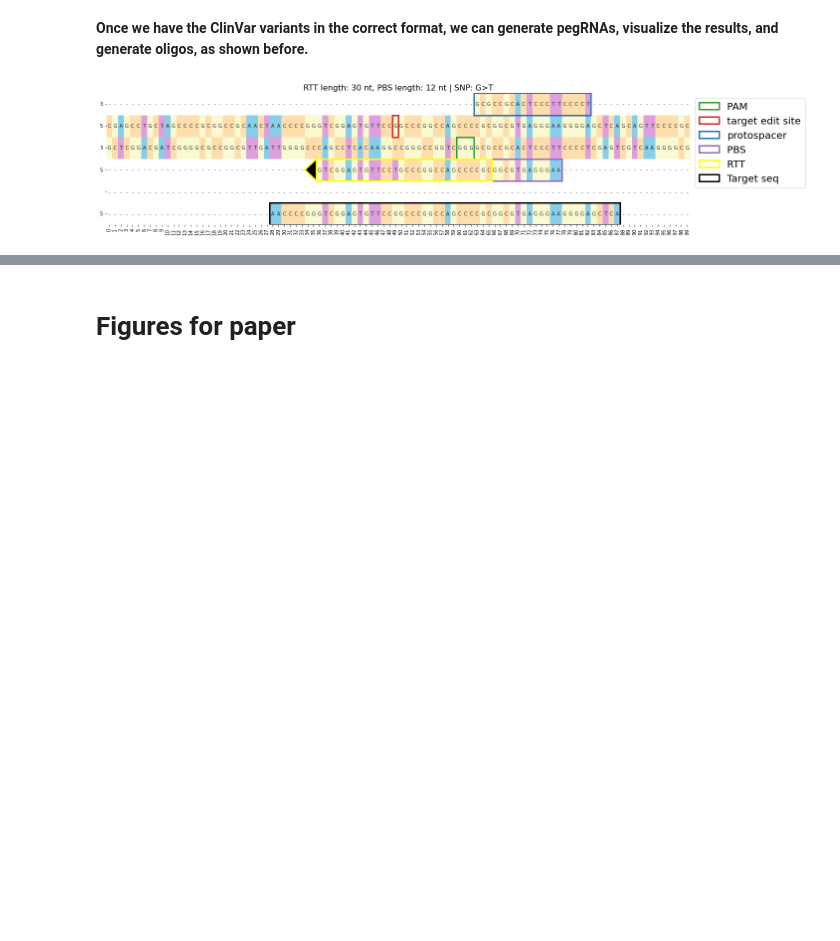
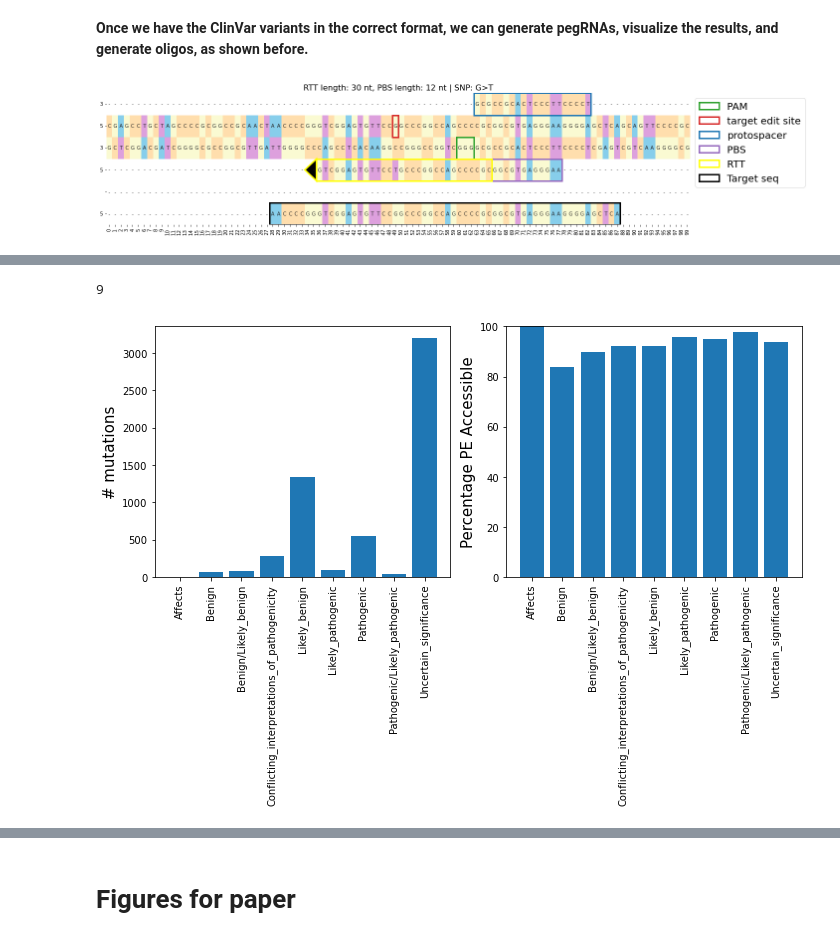
Before and after one commit to samgould2/PEGG, a Jupyter notebook: examples/PEGG_example.ipynb, the cells around one changed output, grey strips where cells are left out. Cells and saved outputs as stored; diff of their text form; code cells hidden in the pictures; blank space fills up the shorter version.

```diff
--- a/examples/PEGG_example.ipynb
+++ b/examples/PEGG_example.ipynb
@@ -449,0 +456,5 @@ h = pegg.pegrna_display(ranked_filtered, pegRNA_df_loc, records, index_list)
+# %%
+#extracting variation IDs
+variation_ids = list(msh6["VariationID"])
+filepath = '/Users/samgould/Desktop/FSR Lab/reference files/clinvar_20221001.vcf.gz'
+clinvar_msh6 = pegg.clinvar_VCF_translator(filepath, variation_ids)
@@ -449,0 +509,10 @@ h = pegg.pegrna_display(ranked_filtered, pegRNA_df_loc, records, index_list)
+# %%
+#filter to only include SNP, INS, DEL
+
+msh6_snp = clinvar_msh6[clinvar_msh6['Variant_Type']=='SNP']
+msh6_ins = clinvar_msh6[clinvar_msh6['Variant_Type']=='INS']
+msh6_del = clinvar_msh6[clinvar_msh6['Variant_Type']=='DEL']
+msh6_combined = pd.concat((msh6_snp, msh6_ins, msh6_del))
+
+msh6_combined = msh6_combined.reset_index().drop(columns = ['index'])
+msh6_combined
@@ -449,0 +537,14 @@ h = pegg.pegrna_display(ranked_filtered, pegRNA_df_loc, records, index_list)
+# %%
+#msh6_combined['']
+
+
+#select list of mutations to model
+mut_idx_list = range(len(msh6_combined))
+PAM = 'NGG'
+
+RTT_lengths = [10, 15, 20, 25, 30]
+PBS_lengths = [10,13,15]
+
+guides_per_mut=5
+
+ranked_filtered = pegg.run(msh6_combined, mut_idx_list, records, index_list, minus_seqs, chrom_dict, PAM, RTT_lengths, PBS_lengths, guides_per_mut)
@@ -449,0 +569,5 @@ h = pegg.pegrna_display(ranked_filtered, pegRNA_df_loc, records, index_list)
+# %%
+clin_sigs = list(np.unique(msh6_combined['CLNSIG']))
+len(clin_sigs)
+# %% [output]
+9
@@ -449,0 +608,15 @@ h = pegg.pegrna_display(ranked_filtered, pegRNA_df_loc, records, index_list)
+# %%
+#making summary bar plots...
+import matplotlib.pyplot as plt
+fig, ax = plt.subplots(1,2, figsize=(10,7), sharey=False)
+ax[0].bar(clin_sigs, clin_totals)
+ax[0].set_xticklabels(clin_sigs, rotation=90, fontsize=10)
+ax[1].set_xticklabels(clin_sigs, rotation=90, fontsize=10)
+ax[1].bar(clin_sigs, 100*clin_perc)
+ax[1].set_ylabel('Percentage PE Accessible', fontsize=15)
+ax[0].set_ylabel('# mutations', fontsize=15)
+ax[1].set_ylim(0,100)
+plt.tight_layout()
+fig.savefig('clinsig_access.png', dpi=250)
+# %% [output]
+[figure, added]
```
Also changed, not shown: parts of 34 cells of this notebook, 3 other files.
